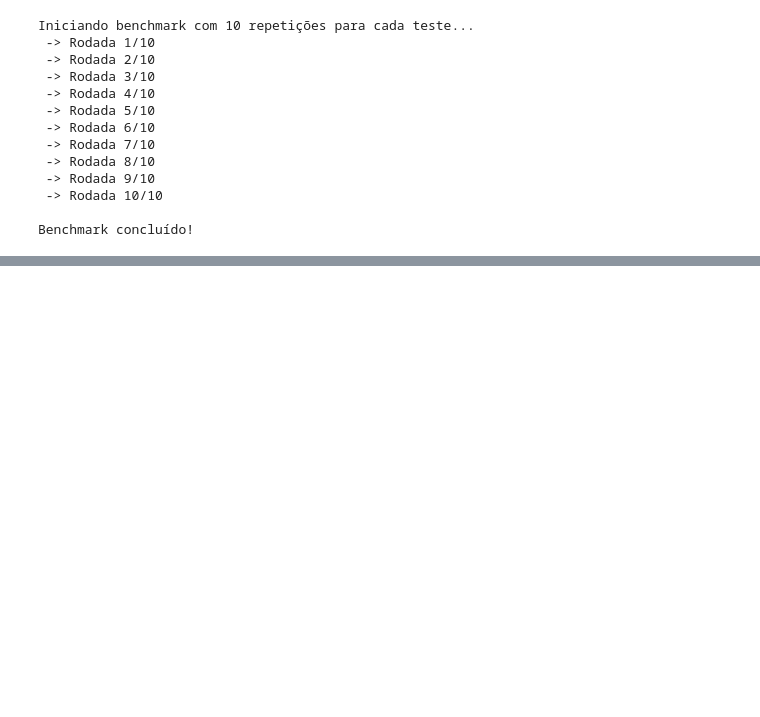
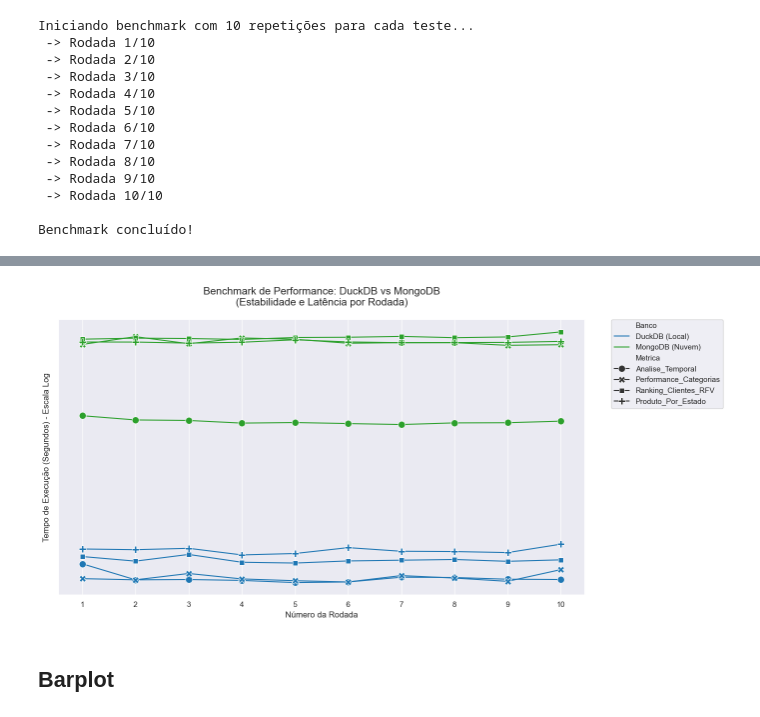
Before and after one commit to CarlosFranchN/My_benchmark_duckDB_vs_mongoDB, a Jupyter notebook: analise.ipynb, the cells around one changed output, grey strips where cells are left out. Cells and saved outputs as stored; diff of their text form; code cells hidden in the pictures; blank space fills up the shorter version.

```diff
--- a/analise.ipynb
+++ b/analise.ipynb
@@ -79,0 +138,50 @@ df_mongo
+# %%
+df_duck_long = df_duck.copy()
+df_duck_long['Banco'] = 'DuckDB (Local)'
+df_duck_long['Rodada'] = df_duck_long.index + 1
+
+df_mongo_long = df_mongo.copy()
+df_mongo_long['Banco'] = 'MongoDB (Nuvem)'
+df_mongo_long['Rodada'] = df_mongo_long.index + 1
+
+
+df_final = pd.concat([df_duck_long, df_mongo_long])
+df_plot = df_final.melt(id_vars=['Rodada', 'Banco'], var_name='Metrica', value_name='Tempo')
+# %%
+
+
+plt.figure(figsize=(14, 7))
+sns.set_theme(style='darkgrid')
+
+# Cores sugeridas (Azul para DuckDB, Verde para MongoDB)
+palette = {'DuckDB (Local)': '#1f77b4', 'MongoDB (Nuvem)': '#2ca02c'}
+
+# 3. Plotagem
+ax = sns.lineplot(
+    data=df_plot,
+    x='Rodada',
+    y='Tempo',
+    hue='Banco',
+    style='Metrica',
+    markers=True,
+    dashes=False,
+    palette=palette,
+    linewidth=1.5,
+    markersize=10
+)
+
+ax.set_yscale('log')
+plt.title('Benchmark de Performance: DuckDB vs MongoDB\n(Estabilidade e Latência por Rodada)', fontsize=15, pad=20)
+plt.ylabel('Tempo de Execução (Segundos) - Escala Log', fontsize=12)
+plt.xlabel('Número da Rodada', fontsize=12)
+plt.xticks(range(1, 11))
+plt.yticks([])
+
+plt.legend(bbox_to_anchor=(1.05, 1), loc='upper left', borderaxespad=0.)
+
+plt.tight_layout()
+plt.show()
+# %% [output]
+[figure, added]
+# %% [markdown]
+## Barplot
```
Also changed, not shown: parts of 25 cells of this notebook, 7 other files.
